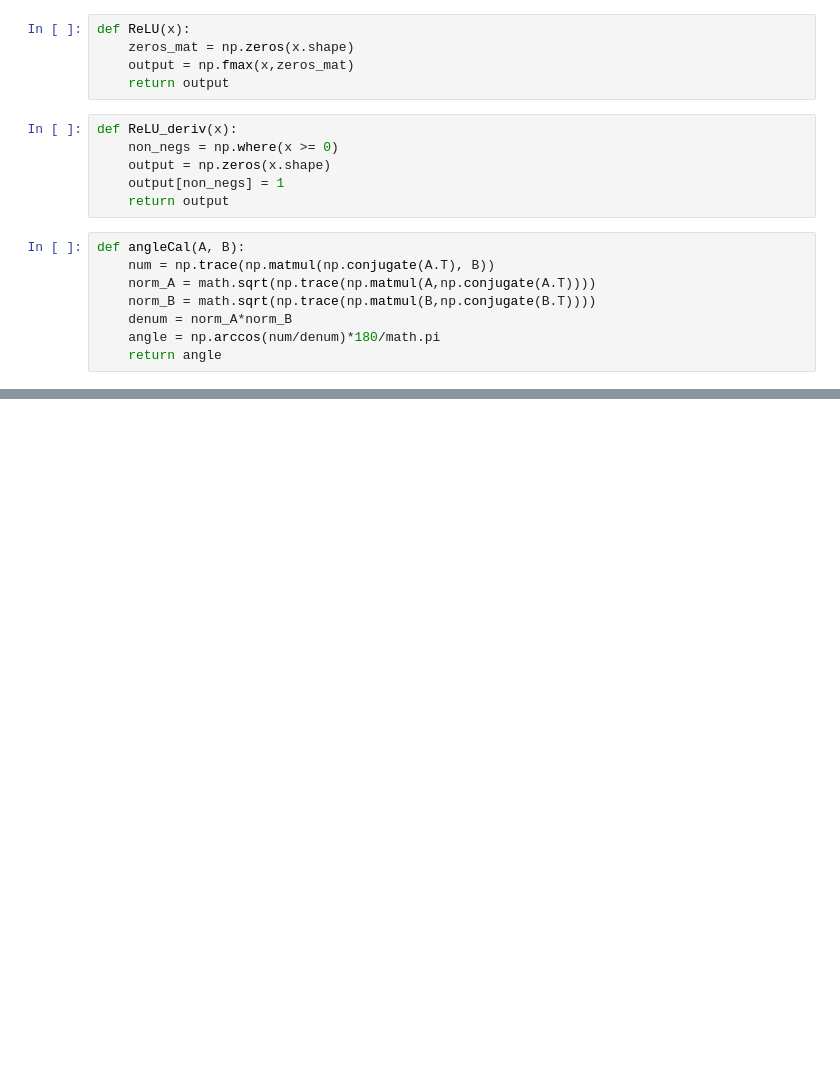
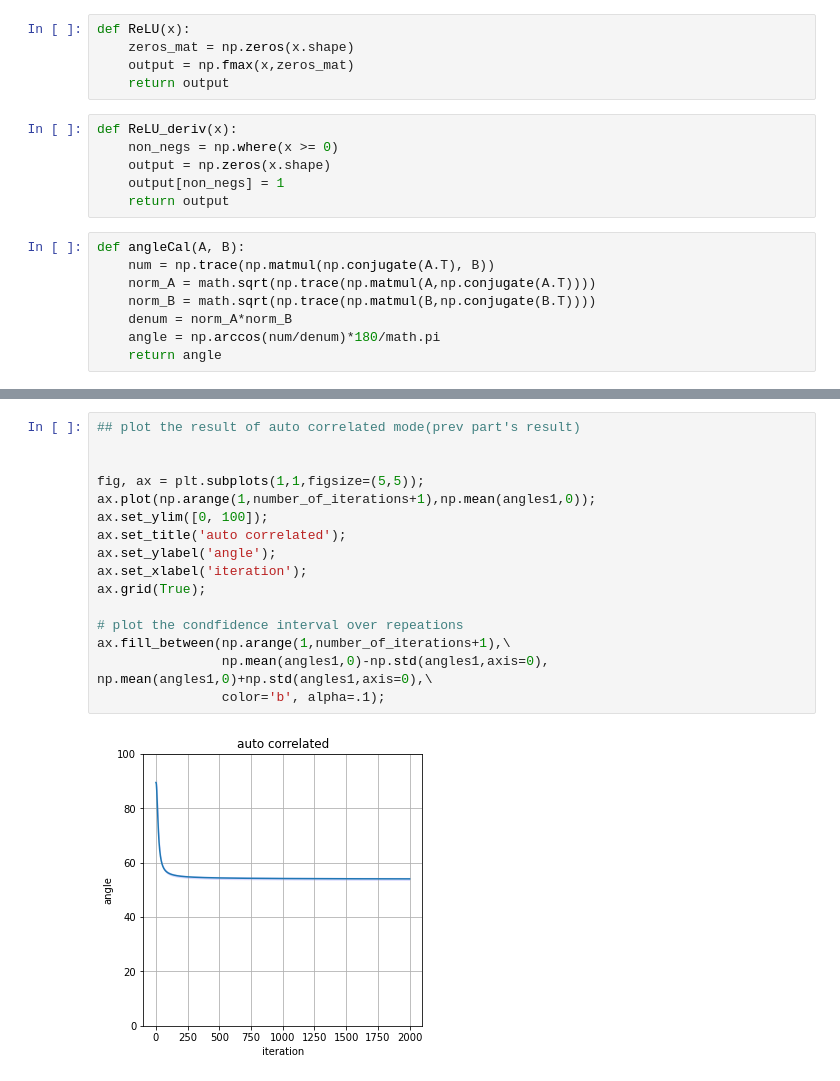
Before and after one commit to ARMINPAN/Advance-Neuroscience-FInal-Project, a Jupyter notebook: Main.ipynb, the cells around one changed output, grey strips where cells are left out. Drawn from its saved outputs; the diff is of its cells as text; blank space fills up the shorter version.

Commit message:
part1 finished

```diff
--- a/Main.ipynb
+++ b/Main.ipynb
@@ -202,0 +73,18 @@ ax.plot(np.arange(1,number_of_iterations+1),angles1)
+# %%
+## plot the result of auto correlated mode(prev part's result)
+
+
+fig, ax = plt.subplots(1,1,figsize=(5,5));
+ax.plot(np.arange(1,number_of_iterations+1),np.mean(angles1,0));
+ax.set_ylim([0, 100]);
+ax.set_title('auto correlated');
+ax.set_ylabel('angle');
+ax.set_xlabel('iteration');
+ax.grid(True);
+
+# plot the condfidence interval over repeations
+ax.fill_between(np.arange(1,number_of_iterations+1),\
+                np.mean(angles1,0)-np.std(angles1,axis=0), np.mean(angles1,0)+np.std(angles1,axis=0),\
+                color='b', alpha=.1);
+# %% [output]
+[figure, added]
```
Also changed, not shown: parts of 11 cells of this notebook.
